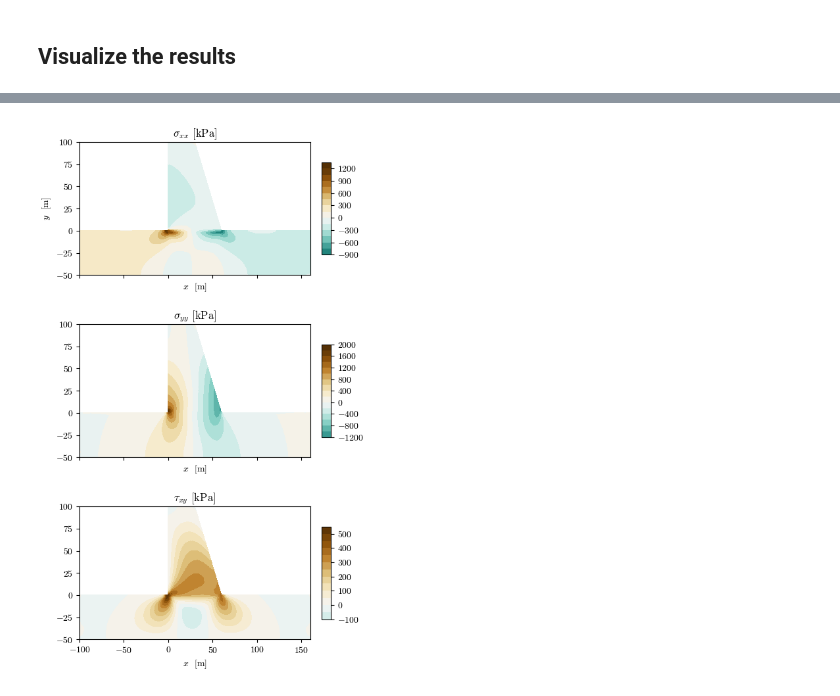
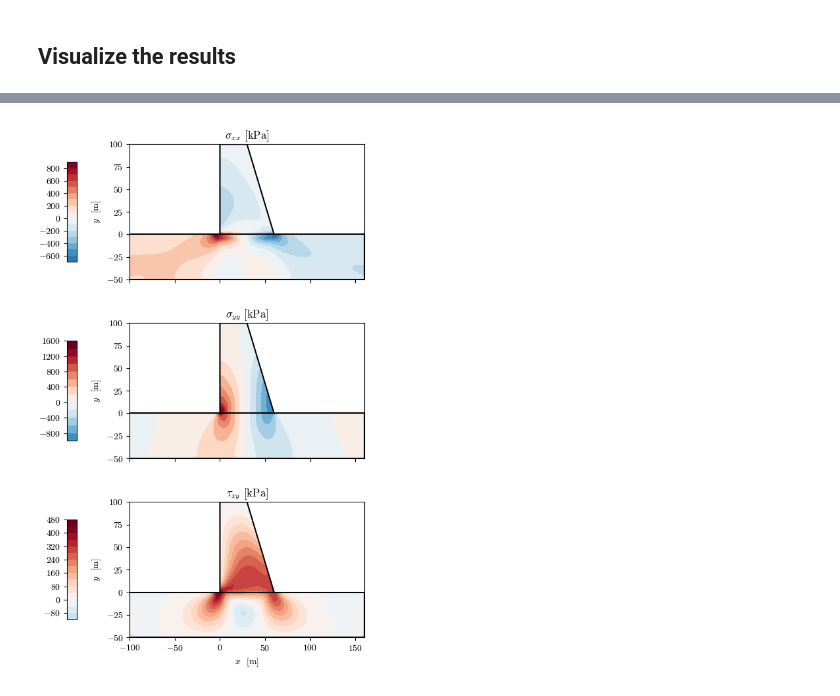
Before and after one commit to AppliedMechanics-EAFIT/solid_mechanics, a Jupyter notebook: notebooks/trapezoidal_dam.ipynb, the cells around one changed output, grey strips where cells are left out. Drawn from its saved outputs; the diff is of its cells as text; code cells hidden in the pictures.

Commit message:
update notebooks and figures

```diff
--- a/notebooks/trapezoidal_dam.ipynb
+++ b/notebooks/trapezoidal_dam.ipynb
@@ -168,0 +162,16 @@ self_weight = False
+# %%
+# Geometry
+H_p = 100.0  # Dam height [m]
+A_c = 30.0  # Crest width [m]
+gamma = 9.8e3  # Unit weight of water [N/m³]
+
+# Material properties
+## Foundation
+elastic_mod_found = 6000e9  # [N]
+poisson_rat_found = 0.2  # [-]
+## Dam
+elastic_mod_dam = 50e9  # [N]
+poisson_rat_dam = 0.2  # [-]
+
+# Body forces
+self_weight = False
@@ -195,8 +205,8 @@ nodes
 mats = pd.DataFrame(
     {
     'mat_id': (100, 200),
-    'elast_mod': (6000e9, 50e9),
-    'poisson_rat': (0.2, 0.2)
+    'elast_mod': (elastic_mod_found, elastic_mod_dam),
+    'poisson_rat': (poisson_rat_found, poisson_rat_dam)
     }
 )
 mats
@@ -236,6 +250,6 @@ elems
 # %%
-cargas = dam_loading(cells, cell_data, 3000, points, 0.0, gamma, H_p)
-loads = pd.DataFrame(data=cargas, columns=['node_id', 'force_x', 'force_y'])
-loads
+loads = dam_loading(cells, cell_data, 3000, points, 0.0, gamma, H_p)
+loads = pd.DataFrame(data=loads, columns=['node_id', 'force_x', 'force_y'])
+loads.head()
 # %% [output]
 |  | node_id | force_x | force_y |
@@ -384,14 +391,16 @@ def plot_fields(fields, nodes, elements, titles, cmap="RdYlBu_r", centercbar=Tru
             vmin, vmax = None, None
         vmax = np.nanmax(np.abs(field))
         tri_mesh = mesh2tri(nodes, elements, field)
-        im = ax.tricontourf(
-            tri_mesh, field, levels=levels, cmap=cmap,vmin=vmin, vmax=vmax)#,extend='both')
-        ax.axis('image')
+        im = ax.tricontourf(tri_mesh, field, levels=levels, cmap=cmap,
+                            vmin=vmin, vmax=vmax)#,extend='both')
+        ax.plot(dam_bound[:, 0], dam_bound[:, 1], ls='-', c='k')
+        ax.plot(found_bound[:, 0], found_bound[:, 1], ls='-', c='k')
+        ax.axis('scaled')
         ax.set_title(title)
-        ax.set_xlabel('$x$  [m]')
+        ax.set_ylabel('$y$  [m]')
         fig.colorbar(im, ax=ax, shrink=.6, pad=0.05, aspect=10,
-                     orientation='vertical')
-    axs[0].set_ylabel('$y$  [m]')
+                     orientation='vertical', location='left')
+    axs[-1].set_xlabel('$x$  [m]')
     plt.show()
     display(wgt.HTML(html_setup))
     plt.close()
@@ -399,14 +408,14 @@ def plot_fields(fields, nodes, elements, titles, cmap="RdYlBu_r", centercbar=Tru
 # %%
 plot_fields(
     fields=(1e-3*fields["𝜎_xx"], 1e-3*fields["𝜎_yy"], 1e-3*fields["𝜏_xy"]),
     nodes=nodes, elements=elems,
     titles=["$\\sigma_{xx}$ [kPa]", "$\\sigma_{yy}$ [kPa]", "$\\tau_{xy}$ [kPa]"],
     figsize=[5, 8.5],
-    cmap="BrBG_r",
+    cmap="RdBu_r",
     cbar=True
 )
 # %% [output]
-[figure, old version]
+[figure, new version]
 [interactive output not drawn]
 # %%
 plot_fields(
```
Also changed, not shown: parts of 18 cells of this notebook, 4 other files.
